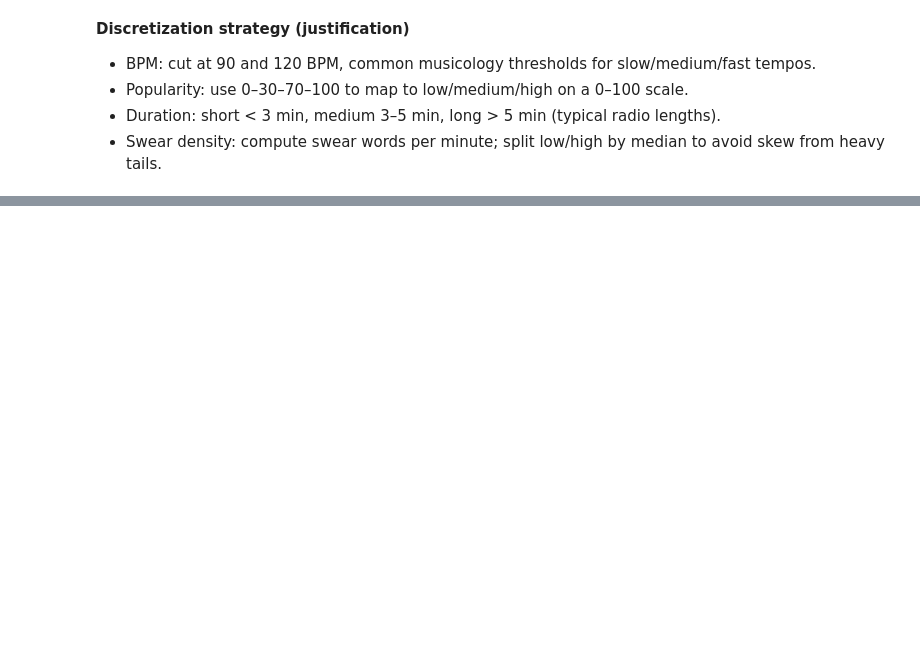
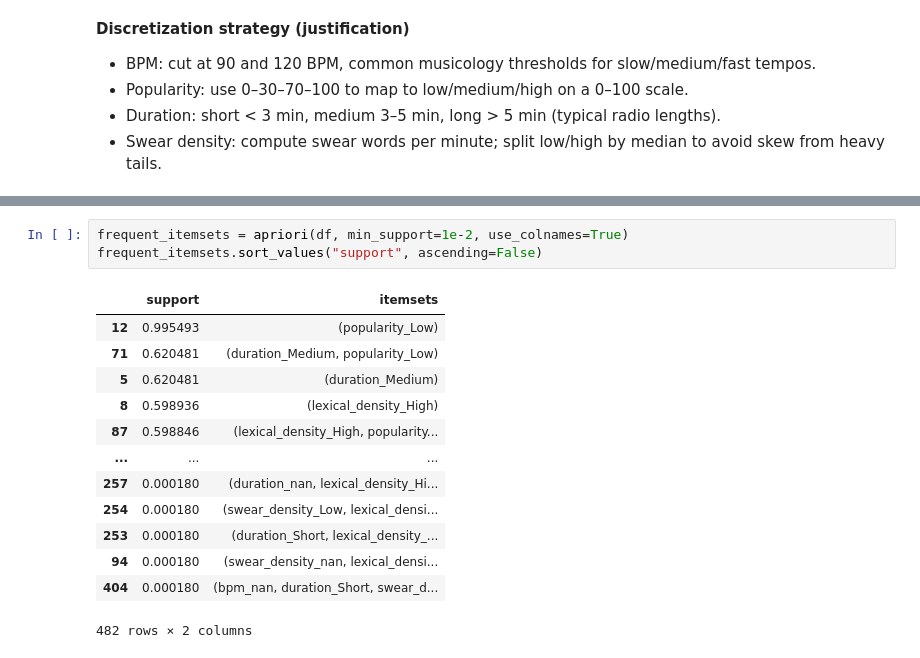
Before and after one commit to Ludovico1104/Progetto-I2ML, a Jupyter notebook: prova.ipynb, the cells around one changed output, grey strips where cells are left out. Saved outputs shown, nothing was run; the diff lists cells and outputs as text; blank space fills up the shorter version.

```diff
--- a/prova.ipynb
+++ b/prova.ipynb
@@ -434,0 +435,17 @@ tra swear words IT ed ENG teniamo IT
+# %%
+frequent_itemsets = apriori(df, min_support=1e-2, use_colnames=True)
+frequent_itemsets.sort_values("support", ascending=False)
+# %% [output]
+|  | support | itemsets |
+| 12 | 0.995493 | (popularity_Low) |
+| 71 | 0.620481 | (duration_Medium, popularity_Low) |
+| 5 | 0.620481 | (duration_Medium) |
+| 8 | 0.598936 | (lexical_density_High) |
+| 87 | 0.598846 | (lexical_density_High, popularity... |
+| ... | ... | ... |
+| 257 | 0.000180 | (duration_nan, lexical_density_Hi... |
+| 254 | 0.000180 | (swear_density_Low, lexical_densi... |
+| 253 | 0.000180 | (duration_Short, lexical_density_... |
+| 94 | 0.000180 | (swear_density_nan, lexical_densi... |
+| 404 | 0.000180 | (bpm_nan, duration_Short, swear_d... |
+482 rows × 2 columns
```
Also changed, not shown: parts of 6 cells of this notebook.
